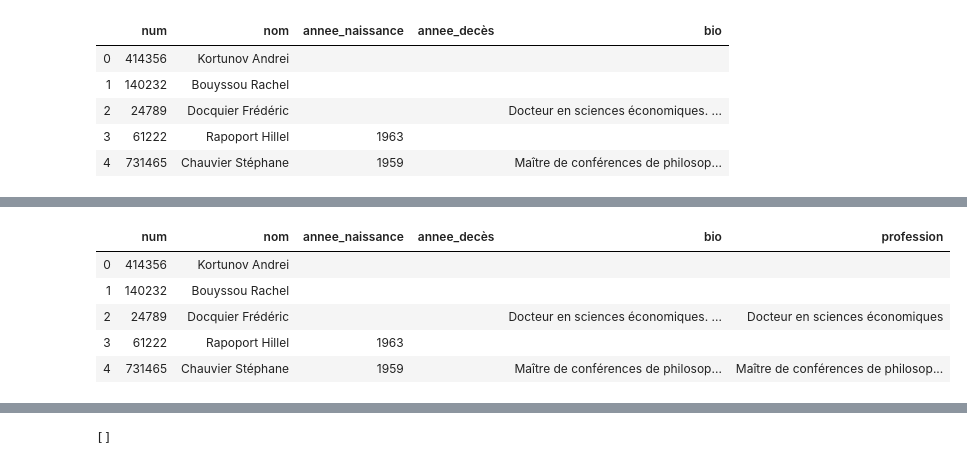
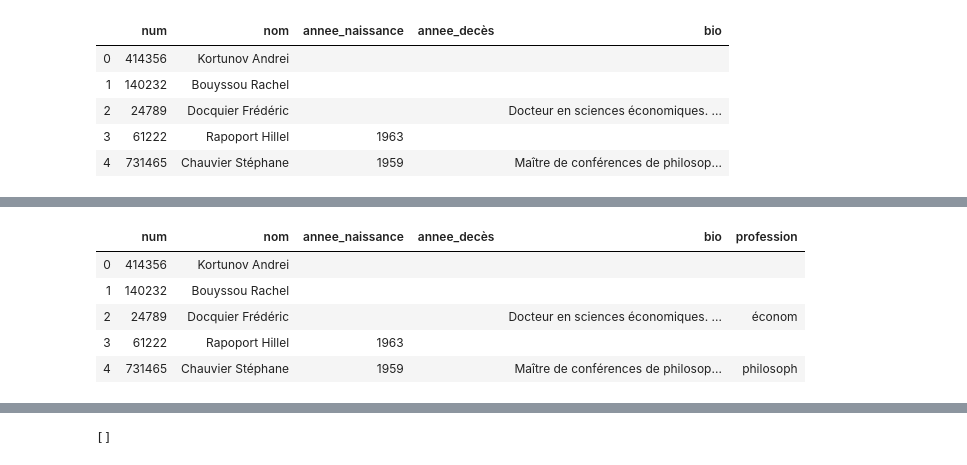
Before and after one commit to biglifa/dashboard, a Jupyter notebook: code/pretraitement_vf.ipynb, the cells around one changed output, grey strips where cells are left out. Drawn from its saved outputs; the diff is of its cells as text; code cells hidden in the pictures.

Commit message:
labeliser les professions et mots clés

```diff
--- a/code/pretraitement_vf.ipynb
+++ b/code/pretraitement_vf.ipynb
@@ -241,0 +259,10 @@ t_mot_article.head()
+# %%
+def labeliser_mot(mot):
+
+    val_mot=t_mot_article[t_mot_article['mot']==mot]['correspondance'].values.tolist()
+    val_mot=[p for pp in val_mot for p in pp]
+    c_mot=c.Counter()
+    for p in val_mot:
+        c_mot[p]+=1
+
+    return c_mot.most_common()[0][0]
@@ -241,0 +287,4 @@ t_mot_article.head()
+# %%
+for i in t_mot_article.index:
+    t_mot_article.loc[i,['mot']]=labeliser_mot(t_mot_article.loc[i,['mot']]['mot'])
+t_mot_article.head()
@@ -304,3 +369,5 @@ df_auteur.head()
 | 4 | 731465 | Chauvier Stéphane | 1959 |  | Maître de conférences de philosop... |
 # %%
 bios=df_auteur[['num','bio']]
+# %%
+bios=nettoyer_df(bios,'bio')
@@ -307,18 +393,25 @@ bios=df_auteur[['num','bio']]
+# %%
+professions=['professeur','directeur','économ','historien','agreg',
+             'chercheur','sociolog','philosoph','sociologu','archiv',
+            'conseil','archéolog','médecin','ingénieur','paléograph','journal',
+            'jurist','anthropolog','fondateur','théolog','econom','historien','géograph']
 # %%
 #Ajouter les professions des auteurs
 df_auteur['profession']=''
 for i in df_auteur.index:
-    bio=df_auteur.loc[i,['bio']][0]
+    bio=bios.loc[i,['bio']][0]
     if bio!='':
-        b=bio[:3]
-        prof=re.search(r""+b+"\w*(['\(\) ]\w*)*[,\.-]",bio)
-        if prof:
-            df_auteur.loc[i,'profession']=prof.group(0)[:-1]
+        df_auteur.loc[i,'profession']='autre'
+        for p in professions:
+            prof=re.search(p,bio)
+            if prof:
+                df_auteur.loc[i,'profession']=prof.group(0)
+
 df_auteur.head()
 # %% [output]
 |  | num | nom | annee_naissance | annee_decès | bio | profession |
 | 0 | 414356 | Kortunov Andrei |  |  |  |  |
 | 1 | 140232 | Bouyssou Rachel |  |  |  |  |
-| 2 | 24789 | Docquier Frédéric |  |  | Docteur en sciences économiques. ... | Docteur en sciences économiques |
+| 2 | 24789 | Docquier Frédéric |  |  | Docteur en sciences économiques. ... | économ |
 | 3 | 61222 | Rapoport Hillel | 1963 |  |  |  |
-| 4 | 731465 | Chauvier Stéphane | 1959 |  | Maître de conférences de philosop... | Maître de conférences de philosop... |
+| 4 | 731465 | Chauvier Stéphane | 1959 |  | Maître de conférences de philosop... | philosoph |
```
Also changed, not shown: parts of 18 cells of this notebook, 3 other files.
